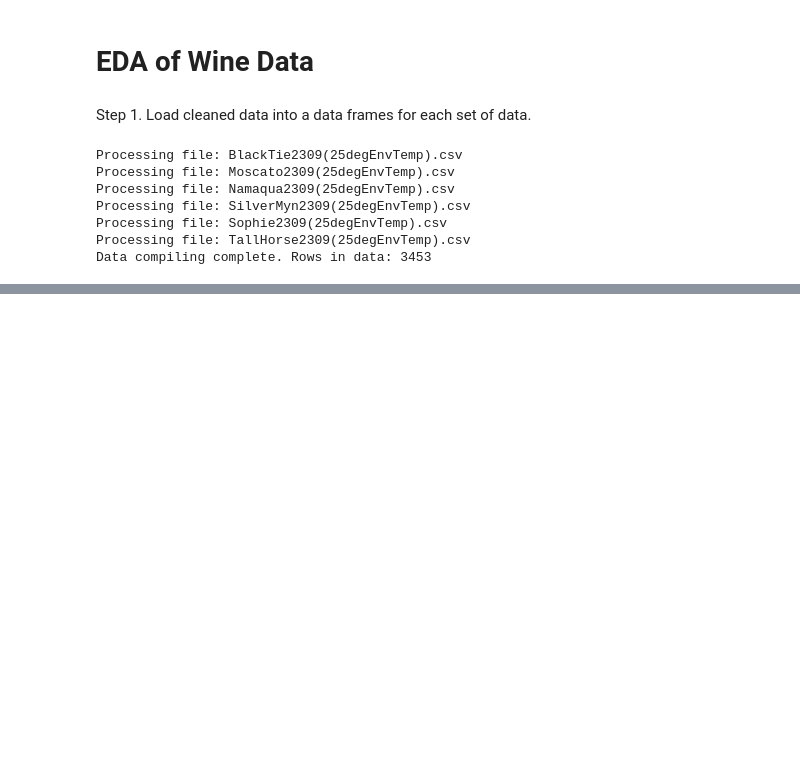
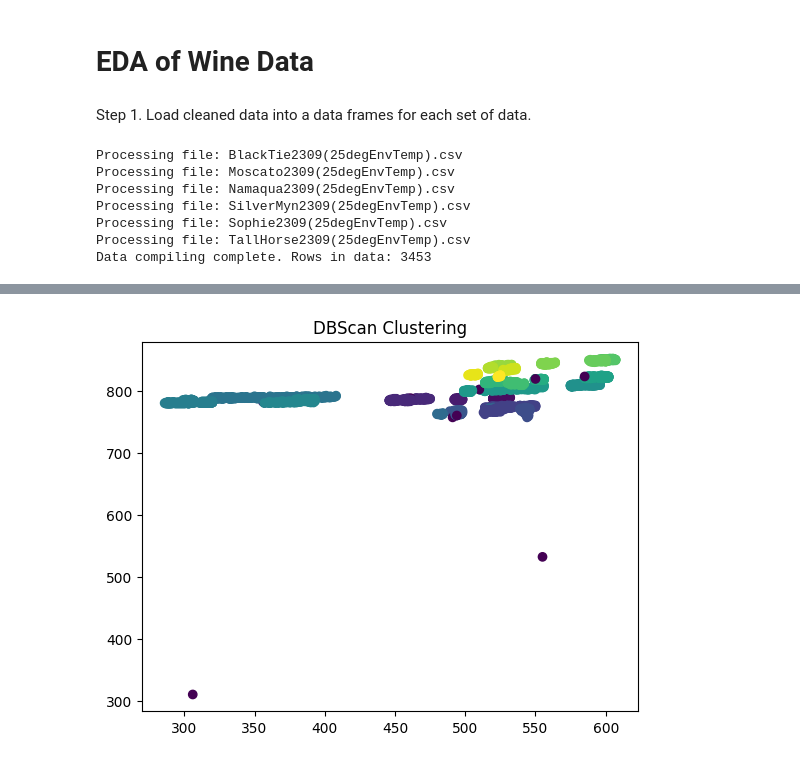
Before and after one commit to AidanRabinowitz/ArduinoWineSniffer, a Jupyter notebook: src/WineDataAnalysis.ipynb, the cells around one changed output, grey strips where cells are left out. Drawn from its saved outputs; the diff is of its cells as text; code cells hidden in the pictures; blank space fills up the shorter version.

```diff
--- a/src/WineDataAnalysis.ipynb
+++ b/src/WineDataAnalysis.ipynb
@@ -70,0 +96,6 @@ cleaner.plot_histograms(cleanedData)
+# %%
+dbscan_labels = clustering.dbscan(eps=10, min_samples=5)
+
+clustering.visualize(dbscan_labels, "DBScan Clustering")
+# %% [output]
+[figure, added]
```
Also changed, not shown: parts of 5 cells of this notebook, 5 other files.
